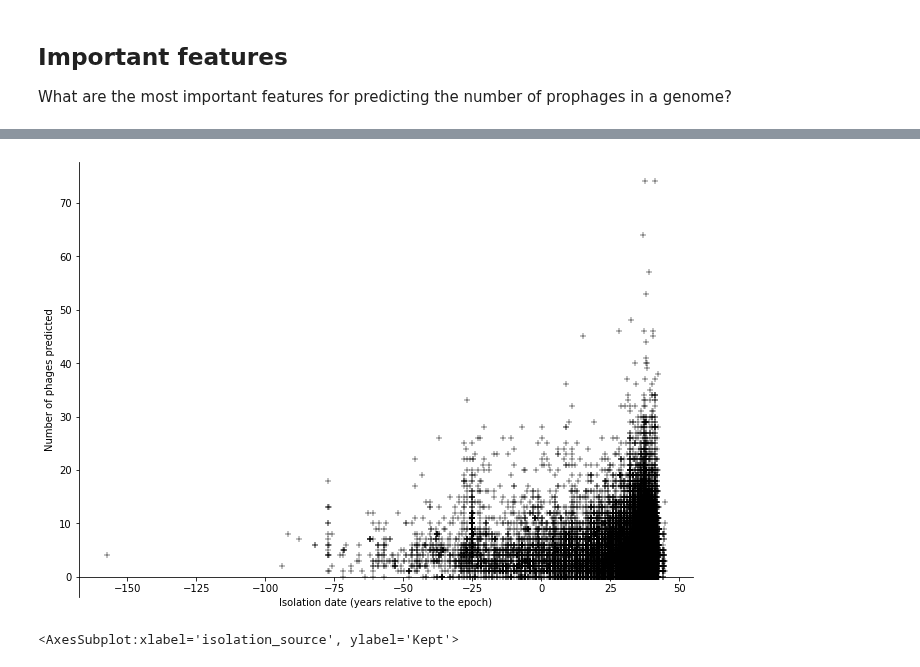
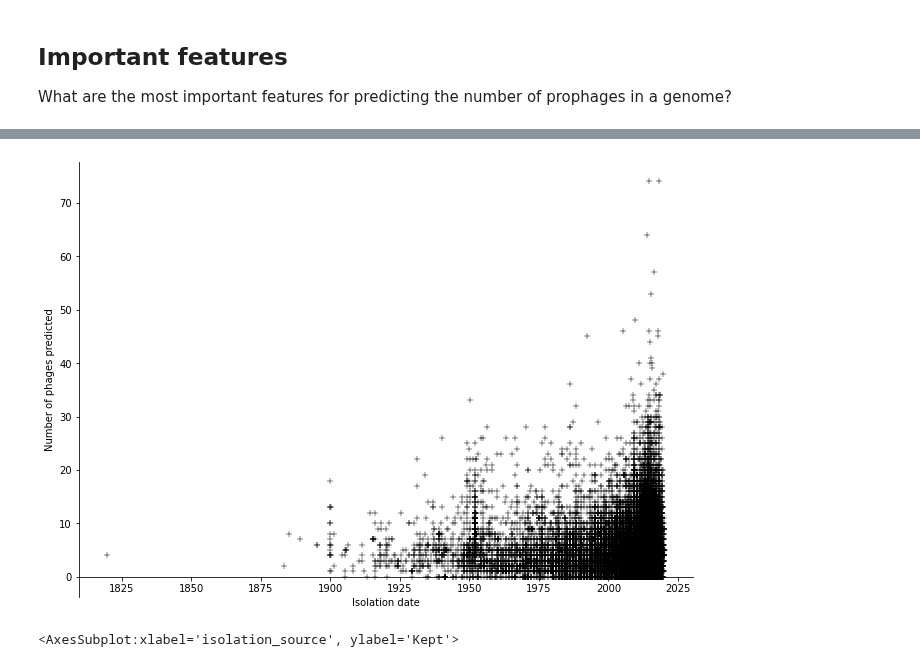
Before and after one commit to linsalrob/PhispyAnalysis, a Jupyter notebook: DataAnalysis/RAST sources.ipynb, the cells around one changed output, grey strips where cells are left out. Drawn from its saved outputs; the diff is of its cells as text; code cells hidden in the pictures.

Commit message:
updating date parser

```diff
--- a/DataAnalysis/RAST sources.ipynb
+++ b/DataAnalysis/RAST sources.ipynb
@@ -193,7 +218,7 @@ The metadata is from PATRIC. The phage data is from us.
 # the full data set. Don't try this at home!
 # metadf = pd.read_csv("../small_data/patric_genome_metadata.tsv.gz", compression='gzip', header=0, delimiter="\t")
 metadf = pd.read_csv("../data/patric_genome_metadata.tsv.gz", compression='gzip', header=0, delimiter="\t")
-metadf['years_ago'] = metadf.collection_date.apply(convert_date_too)
+metadf['years_ago'] = metadf.collection_date.apply(convert_date)
 metadf
 # %% [output]
 can't parse |1999 and 2000| from |1999 and 2000|
@@ -436,17 +470,17 @@ printmd(f"The OOB error was {rf.oob_score_}")
 # %%
 fig, ax = plt.subplots(nrows=1, ncols=1, figsize=(11, 8))
 ax = sns.scatterplot(x='years_ago', y='Kept', data=phagemeta[phagemeta['years_ago'] != -1], ax=ax, marker='+', color='k')
 ax.set_ylabel("Number of phages predicted")
-ax.set_xlabel("Isolation date (years relative to the epoch)")
+ax.set_xlabel("Isolation date")
 #ax.axhline(y=0, color='k')
 ax.spines['bottom'].set_position('zero')
 ax.spines['top'].set_color('none')
 ax.spines['right'].set_color('none')
 
 
 fig.savefig(f"images/phages_vs_ya.svg")
 # %% [output]
-[figure, old version]
+[figure, new version]
 # %%
 sns.scatterplot(x='isolation_source', y='Kept', data=phagemeta[phagemeta['isolation_source'].notnull()])
 # %% [output]
```
Also changed, not shown: parts of 9 cells of this notebook, 3 other files.
